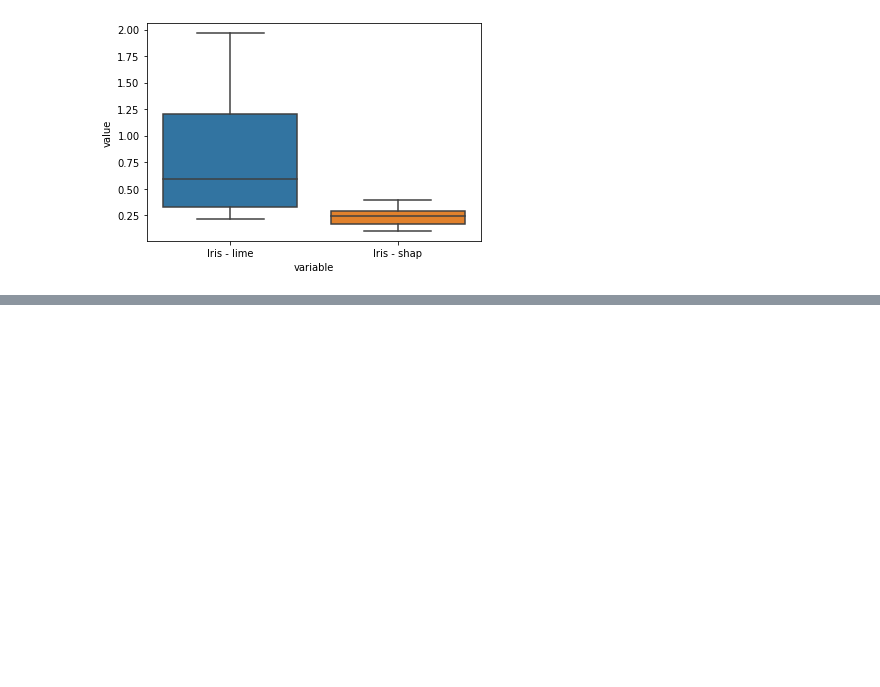
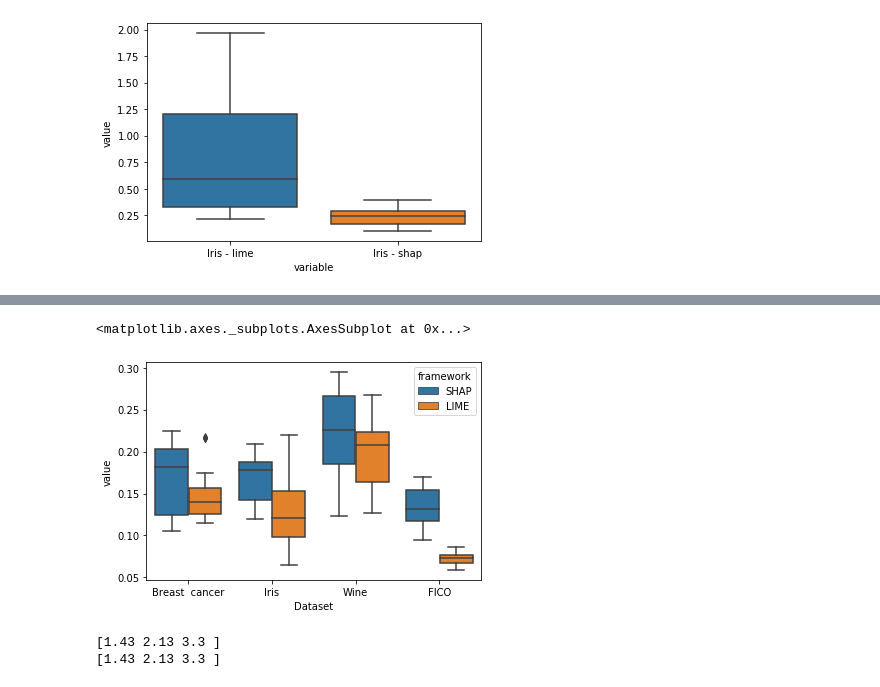
Before and after one commit to greghvk/ml_models_explainability, a Jupyter notebook: compare_frameworks.ipynb, the cells around one changed output, grey strips where cells are left out. Drawn from its saved outputs; the diff is of its cells as text; code cells hidden in the pictures; blank space fills up the shorter version.

```diff
--- a/compare_frameworks.ipynb
+++ b/compare_frameworks.ipynb
@@ -407,0 +572,58 @@ sns.boxplot(x="variable", y="value", data=pd.melt(lip_df))
+# %%
+f_models = [f_forest1, f_forest2, f_forest3, f_forest4, f_forest5]
+w_models = [w_forest_model1, w_forest_model2, w_forest_model3, w_forest_model4, w_forest_model5]
+b_models = [b_forest_model1, b_forest_model2, b_forest_model3, b_forest_model4, b_forest_model5]
+i_models = [i_forest_model1, i_forest_model2, i_forest_model3, i_forest_model4, i_forest_model5]
+
+
+w_shap_c = check_consistency(w_models, w_X_test1, w_y_test1, epsilon=3, sample_num=30)
+w_lime_c = check_consistency(w_models, w_X_test1, w_y_test1, epsilon=3, sample_num=30, framework='lime')
+
+
+f_shap_c = check_consistency(f_models, f_X_test1, f_y_test1, epsilon=3, sample_num=30)
+f_lime_c = check_consistency(f_models, f_X_test1, f_y_test1, epsilon=3, sample_num=30, framework='lime')
+
+b_shap_c = check_consistency(b_models, b_X_test1, b_y_test1, epsilon=3, sample_num=30)
+b_lime_c = check_consistency(b_models, b_X_test1, b_y_test1, epsilon=3, sample_num=30, framework='lime')
+
+i_shap_c = check_consistency(i_models, i_X_test1, i_y_test1, epsilon=3, sample_num=30)
+i_lime_c = check_consistency(i_models, i_X_test1, i_y_test1, epsilon=3, sample_num=30, framework='lime')
+# %%
+results_df = pd.DataFrame(columns=('Dataset', 'SHAP', 'LIME'))
+
+b_df = pd.DataFrame(data={'SHAP': b_shap_c[:20], 'LIME': b_lime_c[:20]})
+b_df['Dataset'] = 'Breast  cancer'
+
+results_df = results_df.append(b_df, ignore_index=True)
+
+i_df = pd.DataFrame(data={'SHAP': i_shap_c[:20], 'LIME': i_lime_c[:20]})
+i_df['Dataset'] = 'Iris'
+
+results_df = results_df.append(i_df, ignore_index=True)
+
+w_df = pd.DataFrame(data={'SHAP': w_shap_c[:20], 'LIME': w_lime_c[:20]})
+w_df['Dataset'] = 'Wine'
+
+results_df = results_df.append(w_df, ignore_index=True)
+
+f_df = pd.DataFrame(data={'SHAP': f_shap_c[:20], 'LIME': f_lime_c[:20]})
+f_df['Dataset'] = 'FICO'
+
+results_df = results_df.append(f_df, ignore_index=True)
+# %%
+dd = pd.melt(results_df, id_vars=['Dataset'], value_vars=['SHAP','LIME'], var_name='framework')
+sns.boxplot(x='Dataset', y='value', data=dd, hue='framework')
+# %% [output]
+<matplotlib.axes._subplots.AxesSubplot at 0x...>
+[figure, added]
+# %%
+x = np.array([1.43,2.13,3.3])
+type(x)
+print(x)
+if not isinstance(x, np.ndarray):
+    x = np.array(x)
+type(x)
+print(x)
+# %% [output]
+[1.43 2.13 3.3 ]
+[1.43 2.13 3.3 ]
```
Also changed, not shown: parts of 17 cells of this notebook, 1 other file.
